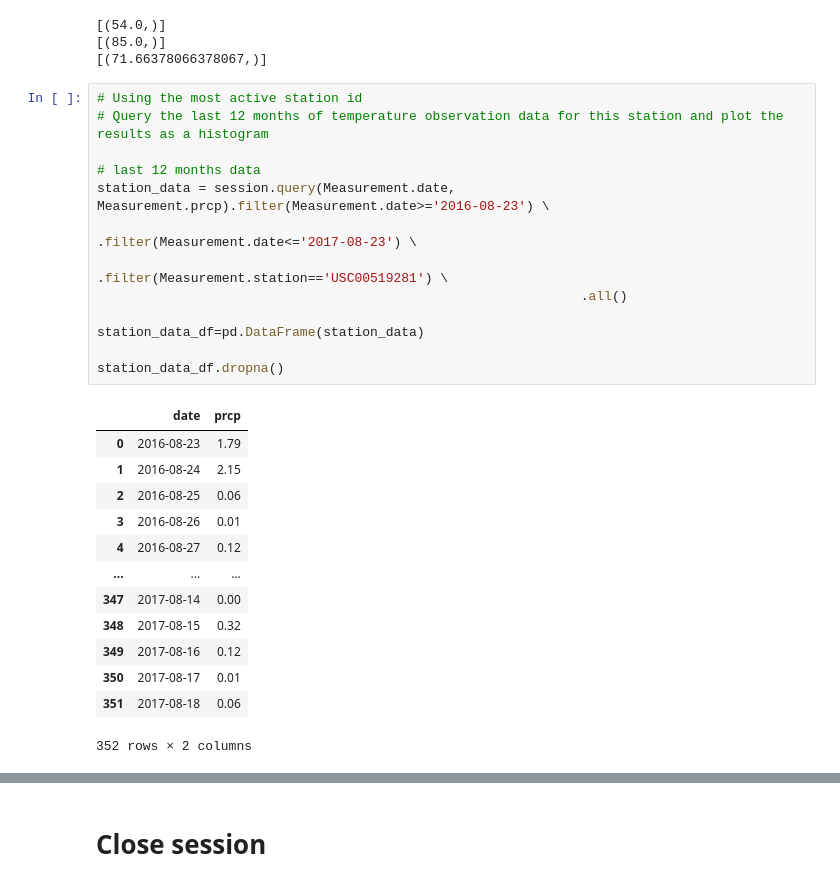
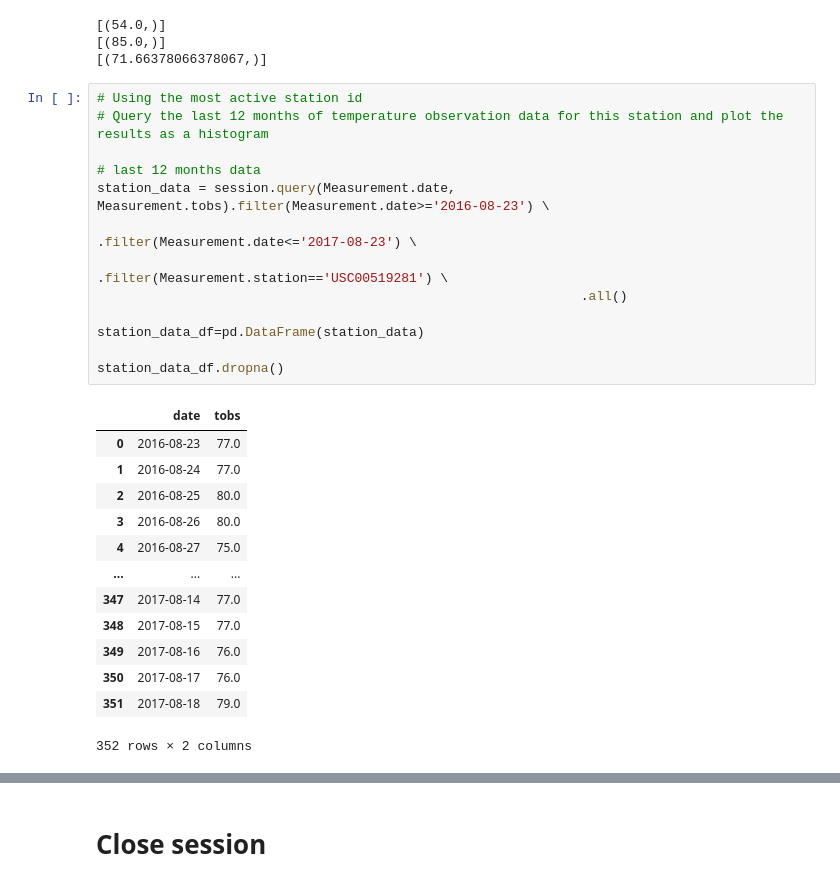
Before and after one commit to GabrielaCLopez/sqlalchemy-challenge, a Jupyter notebook: SurfsUp/climate_starter.ipynb, the cells around one changed output, grey strips where cells are left out. Saved outputs shown, nothing was run; the diff lists cells and outputs as text.

```diff
--- a/SurfsUp/climate_starter.ipynb
+++ b/SurfsUp/climate_starter.ipynb
@@ -148,29 +148,29 @@ print(avg_temp)
 # %%
 # Using the most active station id
 # Query the last 12 months of temperature observation data for this station and plot the results as a histogram
 
 # last 12 months data
-station_data = session.query(Measurement.date, Measurement.prcp).filter(Measurement.date>='2016-08-23') \
+station_data = session.query(Measurement.date, Measurement.tobs).filter(Measurement.date>='2016-08-23') \
                                                               .filter(Measurement.date<='2017-08-23') \
                                                               .filter(Measurement.station=='USC00519281') \
                                                               .all()
 
 station_data_df=pd.DataFrame(station_data)
 
 station_data_df.dropna()
 # %% [output]
-|  | date | prcp |
-| 0 | 2016-08-23 | 1.79 |
-| 1 | 2016-08-24 | 2.15 |
-| 2 | 2016-08-25 | 0.06 |
-| 3 | 2016-08-26 | 0.01 |
-| 4 | 2016-08-27 | 0.12 |
+|  | date | tobs |
+| 0 | 2016-08-23 | 77.0 |
+| 1 | 2016-08-24 | 77.0 |
+| 2 | 2016-08-25 | 80.0 |
+| 3 | 2016-08-26 | 80.0 |
+| 4 | 2016-08-27 | 75.0 |
 | ... | ... | ... |
-| 347 | 2017-08-14 | 0.00 |
-| 348 | 2017-08-15 | 0.32 |
-| 349 | 2017-08-16 | 0.12 |
-| 350 | 2017-08-17 | 0.01 |
-| 351 | 2017-08-18 | 0.06 |
+| 347 | 2017-08-14 | 77.0 |
+| 348 | 2017-08-15 | 77.0 |
+| 349 | 2017-08-16 | 76.0 |
+| 350 | 2017-08-17 | 76.0 |
+| 351 | 2017-08-18 | 79.0 |
 352 rows × 2 columns
 # %%
 # Histogram
```
Also changed, not shown: parts of 1 cell of this notebook, 1 other file.
